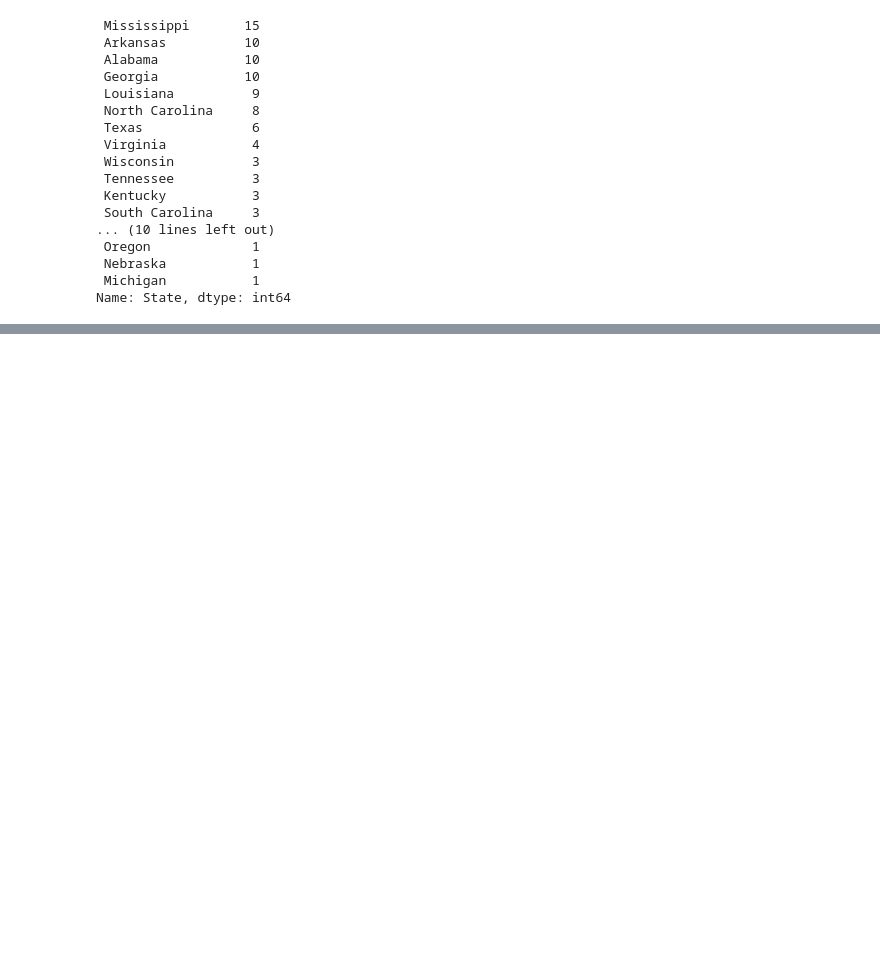
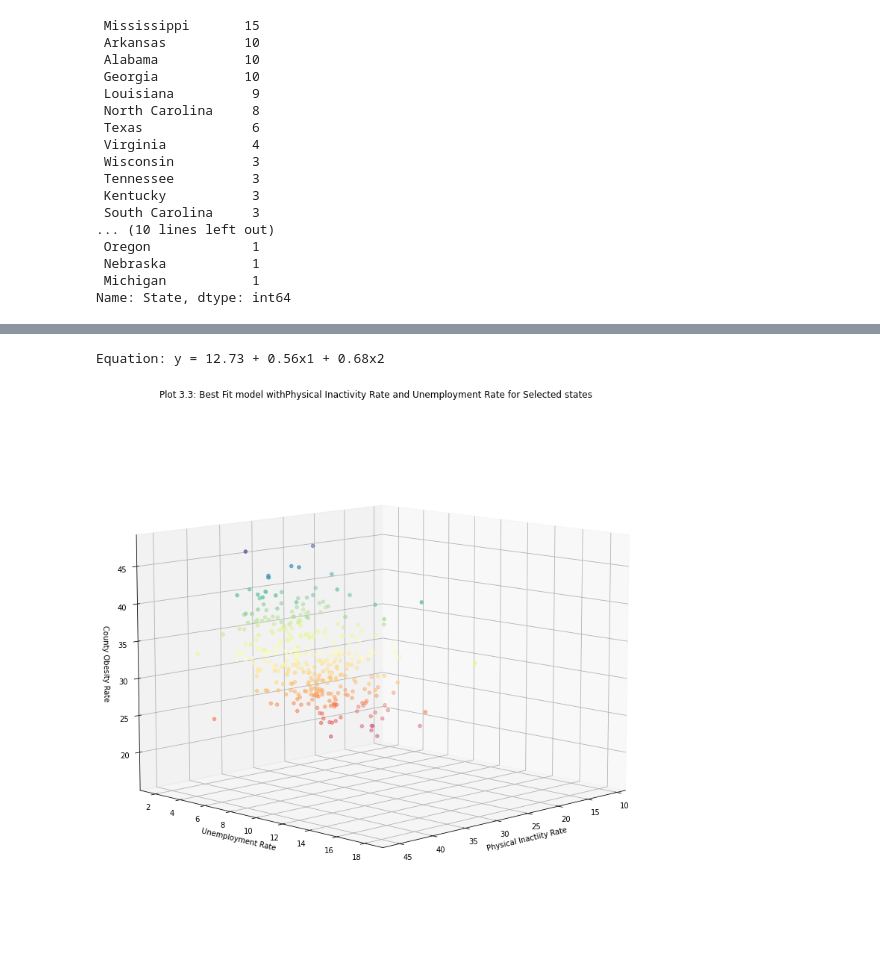
Before and after one commit to katrinan029/project-movat, a Jupyter notebook: Project code.ipynb, the cells around one changed output, grey strips where cells are left out. Saved outputs shown, nothing was run; the diff lists cells and outputs as text; code cells hidden in the pictures; blank space fills up the shorter version.

```diff
--- a/Project code.ipynb
+++ b/Project code.ipynb
@@ -855,0 +1163,4 @@ Name: State, dtype: int64
+# %%
+X = sample_df[['% Physically Inactive','% Unemployed']].astype(float)
+Y = sample_df['% Adults with Obesity'].astype(float)
+X.head()
@@ -855,0 +1174,6 @@ Name: State, dtype: int64
+# %%
+regr = linear_model.LinearRegression()
+regr.fit(X, Y)
+
+print('Intercept: \n', regr.intercept_)
+print('Coefficients: \n', regr.coef_)
@@ -855,0 +1219,15 @@ Name: State, dtype: int64
+# %%
+fig = plt.figure(1, figsize=(10, 10))
+axes = Axes3D(fig, elev=10, azim=45)
+axes.scatter(sample_df['% Physically Inactive'], sample_df['% Unemployed'], sample_df['% Adults with Obesity'], c=sample_df['% Adults with Obesity'], cmap=plt.cm.get_cmap("Spectral"))
+plt.title("Plot 3.3: Best Fit model withPhysical Inactivity Rate and Unemployment Rate for Selected states")
+axes.set_xlabel("Physical Inactiity Rate")
+axes.set_ylabel("Unemployment Rate")
+axes.set_zlabel("County Obesity Rate")
+print("Equation: y = {:.2f} + {:.2f}x1 + {:.2f}x2".format(regr.intercept_, regr.coef_[0],
+                                                         regr.coef_[1]))
+plt.savefig("Plot 3-3.png")
+plt.show()
+# %% [output]
+Equation: y = 12.73 + 0.56x1 + 0.68x2
+[figure, added]
```
Also changed, not shown: parts of 93 cells of this notebook, 5 other files.
